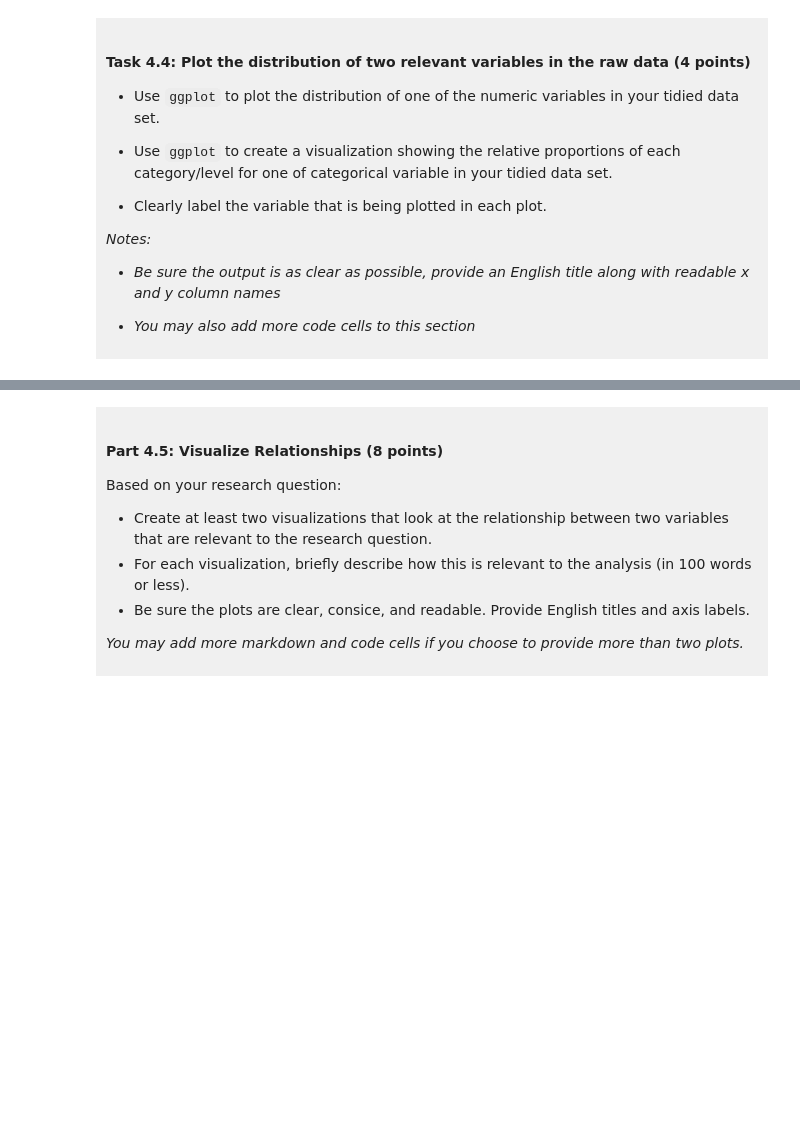
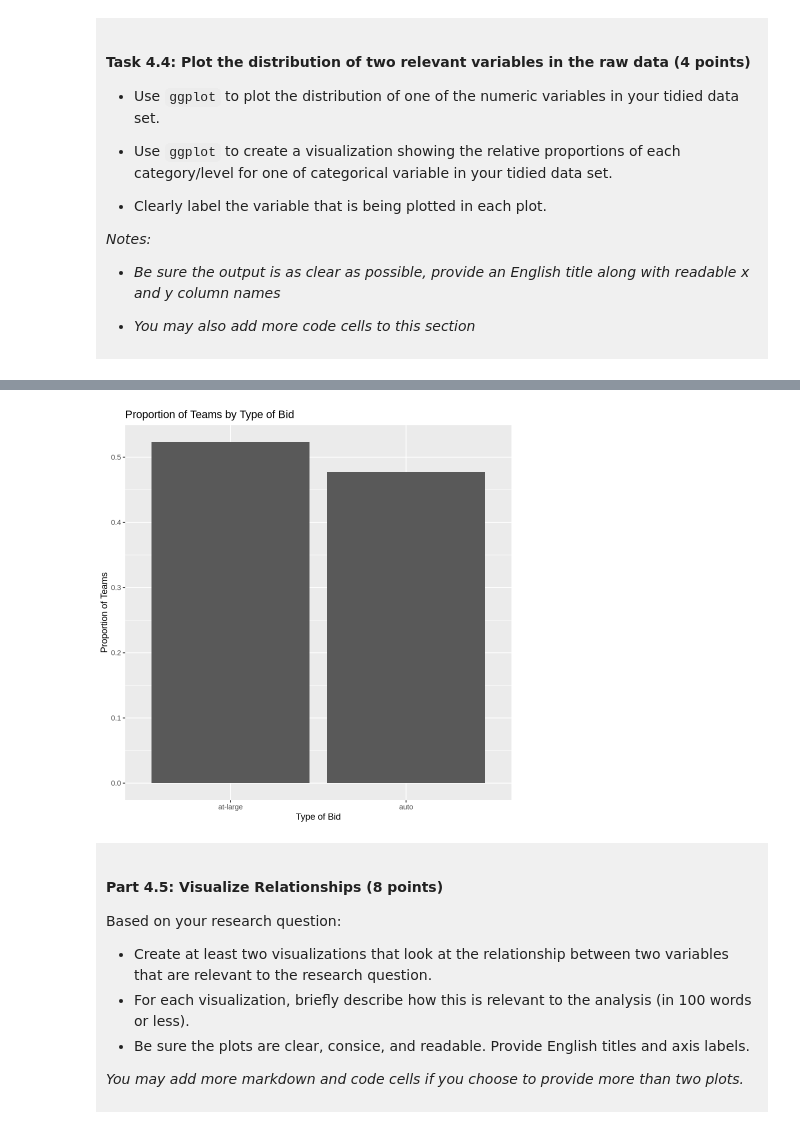
Before and after one commit to xguo1001/dsci-100-project-roxanne-guo, a Jupyter notebook: dsci-100-project-notebook.ipynb, the cells around one changed output, grey strips where cells are left out. Cells and saved outputs as stored; diff of their text form; code cells hidden in the pictures; blank space fills up the shorter version.

Commit message:
Progress up to checkpoint C, summarized and explored the data and began the analysis

```diff
--- a/dsci-100-project-notebook.ipynb
+++ b/dsci-100-project-notebook.ipynb
@@ -307,5 +372,20 @@ You will refine your research question (if needed) and produce a tidy data set.
 # %%
-### EDIT THIS CODE CELL FOR PLOT 2 ###
+# Plot 2: proportion of each type of bid
+bid_proportions <- march_tidy |>
+  group_by(bid) |>
+  summarize(count = n()) |>
+  mutate(proportion = count / sum(count))
+
+plot_bid <- bid_proportions |>
+  ggplot(aes(x = bid, y = proportion)) +
+  geom_bar(stat = "identity") +
+  labs(x = "Type of Bid",
+       y = "Proportion of Teams",
+       title = "Proportion of Teams by Type of Bid")
+
+plot_bid
+# %% [output]
+[figure, added]
 # %% [markdown]
 <div style="background-color: #f0f0f0; padding: 10px;">
 
```
Also changed, not shown: parts of 10 cells of this notebook.
